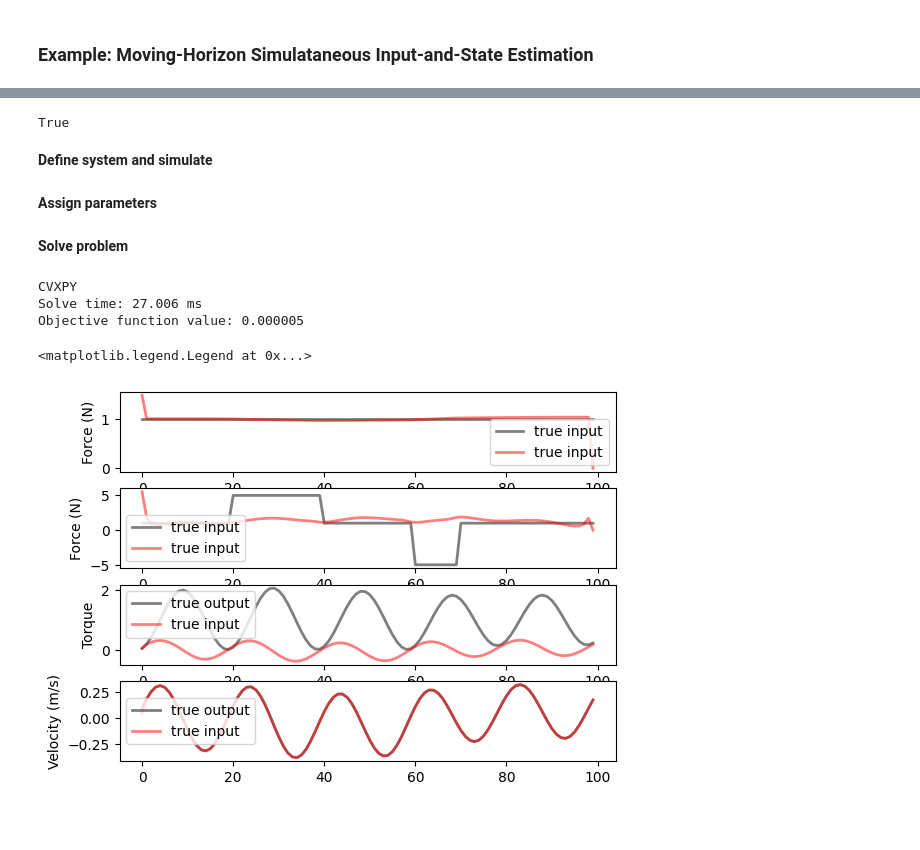
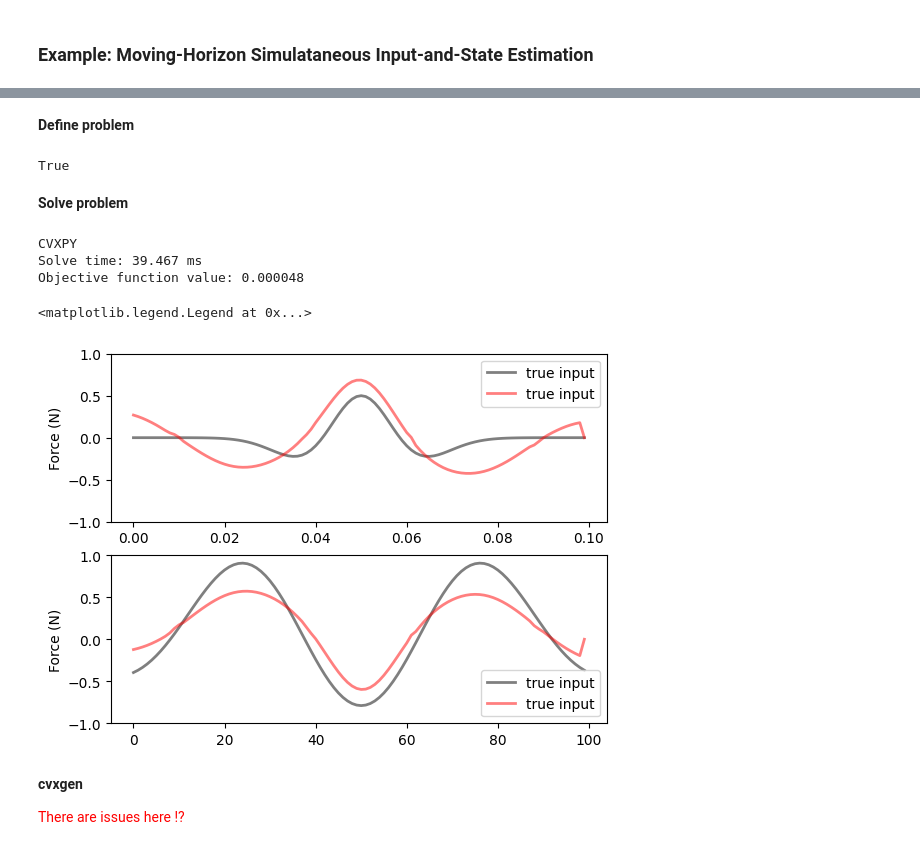
Before and after one commit to Novia-RDI-Seafaring/mh-sise-py, a Jupyter notebook: example.ipynb, the cells around one changed output, grey strips where cells are left out. Saved outputs shown, nothing was run; the diff lists cells and outputs as text; code cells hidden in the pictures; blank space fills up the shorter version.

Commit message:
lumped mass example

```diff
--- a/example.ipynb
+++ b/example.ipynb
@@ -2,0 +59,11 @@
+# %%
+from mh_sise.model_utils import lumped_mass_ss
+from scipy.signal import cont2discrete
+
+# contonuous-time model
+Ac, Bc, Cc, Dc = lumped_mass_ss(N_MASSES=N_MASSES, I=I, K=K, C=C, D=D, sensor_loc=0)
+
+# Discrete-time model
+ts = 0.001
+dsys = cont2discrete((Ac, Bc, Cc, Dc), ts, method='zoh')
+Ad, Bd, Cd, Dd, dt_discrete = dsys
@@ -2,0 +72,13 @@
+# %%
+from scipy.signal import dlsim
+from mh_sise.model_utils import mexican_hat
+
+n_states, n_inputs = np.shape(Bd)
+n_outputs = np.shape(Cd)[0]
+
+#initialize signals
+usim = np.zeros([N_DATA, n_inputs])
+usim[:,0] = 0.5 * mexican_hat(N_DATA, 10, N_DATA/2)
+usim[:,1] = mexican_hat(N_DATA, 20, N_DATA/4) + mexican_hat(N_DATA, 20, 3/4*N_DATA)
+
+tsim, ysim, xsim = dlsim((Ad, Bd, Cd, Dd, dt_discrete), usim)
@@ -3 +106,3 @@
+# %% [markdown]
+**Define problem**
 # %%
@@ -46,5 +147,3 @@ constraints = [
 problem = cp.Problem(objective, constraints)
 # %% [output]
 True
-# %% [markdown]
-**Define system and simulate**
@@ -135,2 +149,0 @@ ysim = lti_sim(Ad, Bd, Cc, x0, ts)
-# %% [markdown]
-**Assign parameters**
@@ -149,6 +151,17 @@ y.value = ysim
 **Solve problem**
 # %%
 import time
+
+# assign cvx parameter values
+Q_v_sqrt.value = sqrtm(Q_v)
+Q_w_sqrt.value = sqrtm(Q_w)
+A.value = Ad
+B.value = Bd
+C.value = Cc
+x0.value = np.zeros(n)
+x0.value = np.zeros(n)
+L.value = 0.001 * np.eye(m)
+y.value = ysim
 
 t0 = time.time()
 solution = problem.solve()
@@ -158,32 +171,28 @@ print('\nCVXPY\nSolve time: %.3f ms' % (1000 * (t1 - t0)))
 print('Objective function value: %.6f\n' % solution)
 # %% [output]
 CVXPY
-Solve time: 27.006 ms
-Objective function value: 0.000005
+Solve time: 39.467 ms
+Objective function value: 0.000048
 # %%
 import matplotlib.pyplot as plt
 
 # plot result
-fig, axs = plt.subplots(4)
-axs[0].plot(u[0,:].T,'k', alpha=0.5, linewidth=2, label='true input')
-axs[0].plot(u_var.value[0,:].T,'r', alpha=0.5, linewidth=2, label='true input')
+fig, axs = plt.subplots(2)
+axs[0].plot(tsim, usim[:,0],'k', alpha=0.5, linewidth=2, label='true input')
+axs[0].plot(tsim, u_var.value[0,:].T,'r', alpha=0.5, linewidth=2, label='true input')
 axs[0].set_ylabel('Force (N)')
+axs[0].set_ylim([-1, 1])
 axs[0].legend()
 
-axs[1].plot(u[1,:].T,'k', alpha=0.5, linewidth=2, label='true input')
+axs[1].plot(usim[:,1].T,'k', alpha=0.5, linewidth=2, label='true input')
 axs[1].plot(u_var.value[1,:].T,'r', alpha=0.5, linewidth=2, label='true input')
 axs[1].set_ylabel('Force (N)')
+axs[1].set_ylim([-1, 1])
 axs[1].legend()
-
-axs[2].plot(ysim[0,:].T,'k', alpha=0.5, linewidth=2, label='true output')
-axs[2].plot(x_var.value[0,:].T,'r', alpha=0.5, linewidth=2, label='true input')
-axs[2].set_ylabel('Torque')
-axs[2].legend()
-
-axs[3].plot(ysim[1,:].T,'k', alpha=0.5, linewidth=2, label='true output')
-axs[3].plot(x_var.value[0,:].T,'r', alpha=0.5, linewidth=2, label='true input')
-axs[3].set_ylabel('Velocity (m/s)')
-axs[3].legend()
 # %% [output]
 <matplotlib.legend.Legend at 0x...>
-[figure, old version]
+[figure, new version]
+# %% [markdown]
+**cvxgen**
+
+<span style="color:red">There are issues here !?</span>
```
Also changed, not shown: parts of 11 cells of this notebook, 46 other files.
